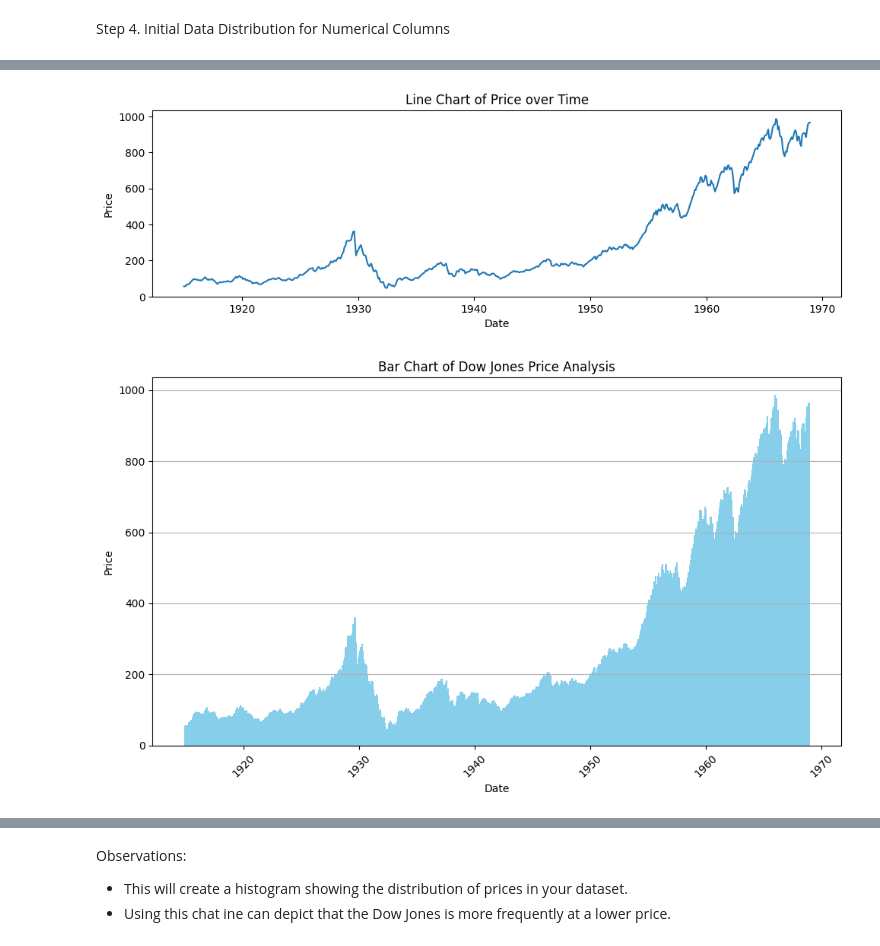
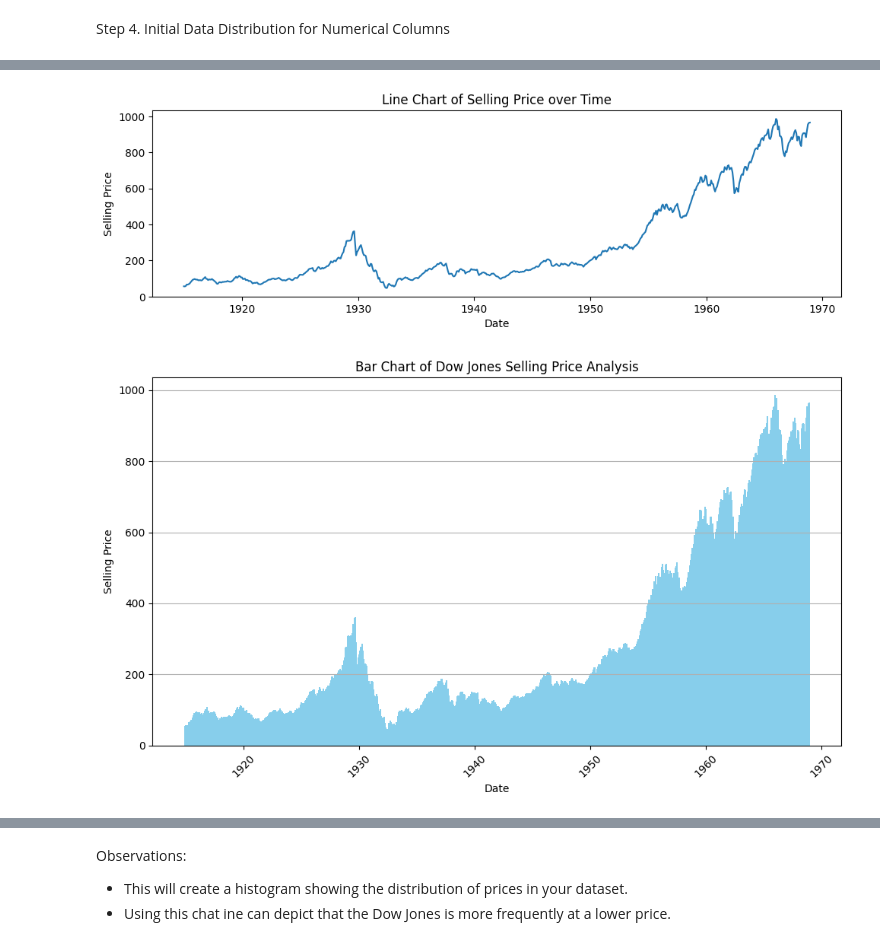
Before and after one commit to Crusoe22/data-fun-eda, a Jupyter notebook: nolan_eda.ipynb, the cells around one changed output, grey strips where cells are left out. Cells and saved outputs as stored; diff of their text form; code cells hidden in the pictures.

```diff
--- a/nolan_eda.ipynb
+++ b/nolan_eda.ipynb
@@ -29,6 +27,12 @@ print(df.head())
 2 1915-02-01  56.00
 3 1915-03-01  58.30
 4 1915-04-01  66.45
+# %%
+# Calculate Price Change
+df['Price Change'] = df['Price'].diff()
+
+# Renaming columns
+df = df.rename(columns={'Price': 'Selling Price'})
 # %% [markdown]
 
 Step 2. Initial Data Inspection
@@ -91,37 +96,37 @@ plt.show()
 # %%
 # Convert the 'Date' column to Timestamp format
 df['Date'] = pd.to_datetime(df['Date'])
 
 # Filter the DataFrame to include only dates between 1915 and 1970
 filtered_df = df[(df['Date'] >= pd.Timestamp('1915')) & (df['Date'] <= pd.Timestamp('1970'))]
 
 # Plotting
 plt.figure(figsize=(10, 6))
 
 # Line plot
 plt.subplot(2, 1, 1)
-plt.plot(filtered_df['Date'], filtered_df['Price'])
-plt.title('Line Chart of Price over Time')
+plt.plot(filtered_df['Date'], filtered_df['Selling Price'])
+plt.title('Line Chart of Selling Price over Time')
 plt.xlabel('Date')
-plt.ylabel('Price')
+plt.ylabel('Selling Price')
 
 # Auto-format the date ticks
 plt.gca().xaxis.set_major_locator(AutoDateLocator())
 plt.gca().xaxis.set_major_formatter(AutoDateFormatter(AutoDateLocator()))
 
 plt.tight_layout()
 plt.show()
 # %% [output]
-[figure, old version]
+[figure, new version]
 # %%
 # Create a bar chart
 plt.figure(figsize=(10, 6))
-plt.bar(df['Date'], df['Price'], color='skyblue', width=50)
+plt.bar(df['Date'], df['Selling Price'], color='skyblue', width=50)
 
 # Customize the plot
-plt.title('Bar Chart of Dow Jones Price Analysis')
+plt.title('Bar Chart of Dow Jones Selling Price Analysis')
 plt.xlabel('Date')
-plt.ylabel('Price')
+plt.ylabel('Selling Price')
 plt.xticks(rotation=45)
 plt.grid(axis='y')  # Add grid lines only on the y-axis
 
@@ -129,7 +134,7 @@ plt.grid(axis='y')  # Add grid lines only on the y-axis
 plt.tight_layout()
 plt.show()
 # %% [output]
-[figure, old version]
+[figure, new version]
 # %%
 # Assuming df is your DataFrame with a column named 'Price'
 
```
Also changed, not shown: parts of 6 cells of this notebook.
